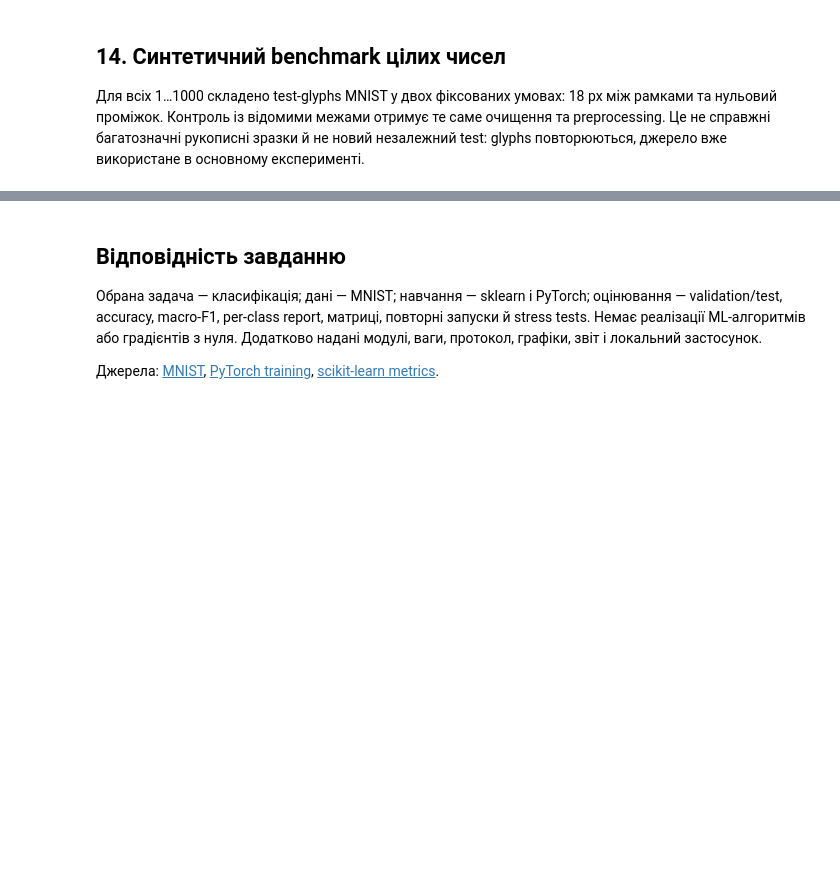
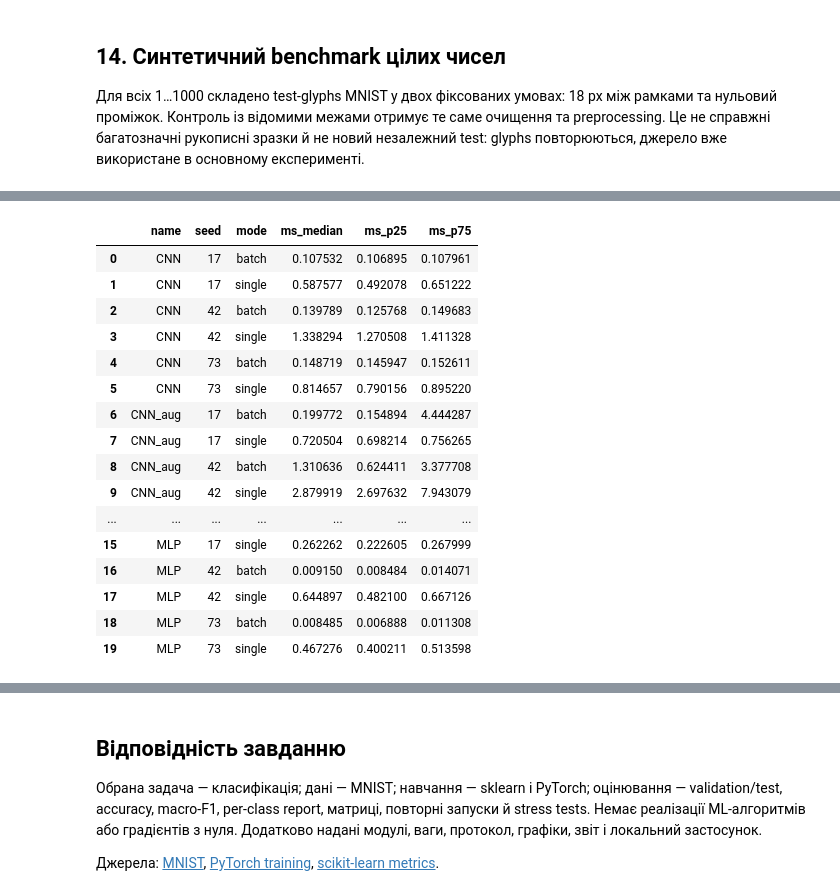
Before and after one commit to maryxseee/momo-number-studio, a Jupyter notebook: mnist_project/research.ipynb, the cells around one changed output, grey strips where cells are left out. Drawn from its saved outputs; the diff is of its cells as text; code cells hidden in the pictures; blank space fills up the shorter version.

```diff
--- a/mnist_project/research.ipynb
+++ b/mnist_project/research.ipynb
@@ -65,12 +145,15 @@ RETRAIN = False
 if RETRAIN or not (OUT/'training_summary.csv').exists():
     subprocess.run([sys.executable,str(ROOT/'experiment.py')],check=True,cwd=ROOT)
     subprocess.run([sys.executable,str(ROOT/'evaluate.py')],check=True,cwd=ROOT)
+    subprocess.run([sys.executable,str(ROOT/'benchmark.py')],check=True,cwd=ROOT)
     subprocess.run([sys.executable,str(ROOT/'report.py')],check=True,cwd=ROOT)
 else:
     print('Використовуємо результати фактично завершеного навчання. Повторне навчання вимкнено.')
     if not (OUT/'evaluation.json').exists():
         subprocess.run([sys.executable,str(ROOT/'evaluate.py')],check=True,cwd=ROOT)
     if not (ROOT/'REPORT.md').exists() or not (OUT/'figures'/'reliability.png').exists():
+        if not (OUT/'benchmark_summary.csv').exists():
+            subprocess.run([sys.executable,str(ROOT/'benchmark.py')],check=True,cwd=ROOT)
         subprocess.run([sys.executable,str(ROOT/'report.py')],check=True,cwd=ROOT)
 display(json.loads((OUT/'environment.json').read_text()))
 # %% [output]
@@ -507,0 +598,24 @@ display(Markdown(build_section()))
+# %%
+if not (OUT/'benchmark_summary.csv').exists():
+    subprocess.run([sys.executable,str(ROOT/'benchmark.py')],check=True,cwd=ROOT)
+from comparison_report import build_section as build_comparison
+display(pd.read_csv(OUT/'benchmark_runs.csv').round(6))
+display(Markdown(build_comparison()))
+# %% [output]
+|  | name | seed | mode | ms_median | ms_p25 | ms_p75 |
+| 0 | CNN | 17 | batch | 0.107532 | 0.106895 | 0.107961 |
+| 1 | CNN | 17 | single | 0.587577 | 0.492078 | 0.651222 |
+| 2 | CNN | 42 | batch | 0.139789 | 0.125768 | 0.149683 |
+| 3 | CNN | 42 | single | 1.338294 | 1.270508 | 1.411328 |
+| 4 | CNN | 73 | batch | 0.148719 | 0.145947 | 0.152611 |
+| 5 | CNN | 73 | single | 0.814657 | 0.790156 | 0.895220 |
+| 6 | CNN_aug | 17 | batch | 0.199772 | 0.154894 | 4.444287 |
+| 7 | CNN_aug | 17 | single | 0.720504 | 0.698214 | 0.756265 |
+| 8 | CNN_aug | 42 | batch | 1.310636 | 0.624411 | 3.377708 |
+| 9 | CNN_aug | 42 | single | 2.879919 | 2.697632 | 7.943079 |
+| ... | ... | ... | ... | ... | ... | ... |
+| 15 | MLP | 17 | single | 0.262262 | 0.222605 | 0.267999 |
+| 16 | MLP | 42 | batch | 0.009150 | 0.008484 | 0.014071 |
+| 17 | MLP | 42 | single | 0.644897 | 0.482100 | 0.667126 |
+| 18 | MLP | 73 | batch | 0.008485 | 0.006888 | 0.011308 |
+| 19 | MLP | 73 | single | 0.467276 | 0.400211 | 0.513598 |
```
Also changed, not shown: parts of 5 cells of this notebook, 20 other files.
